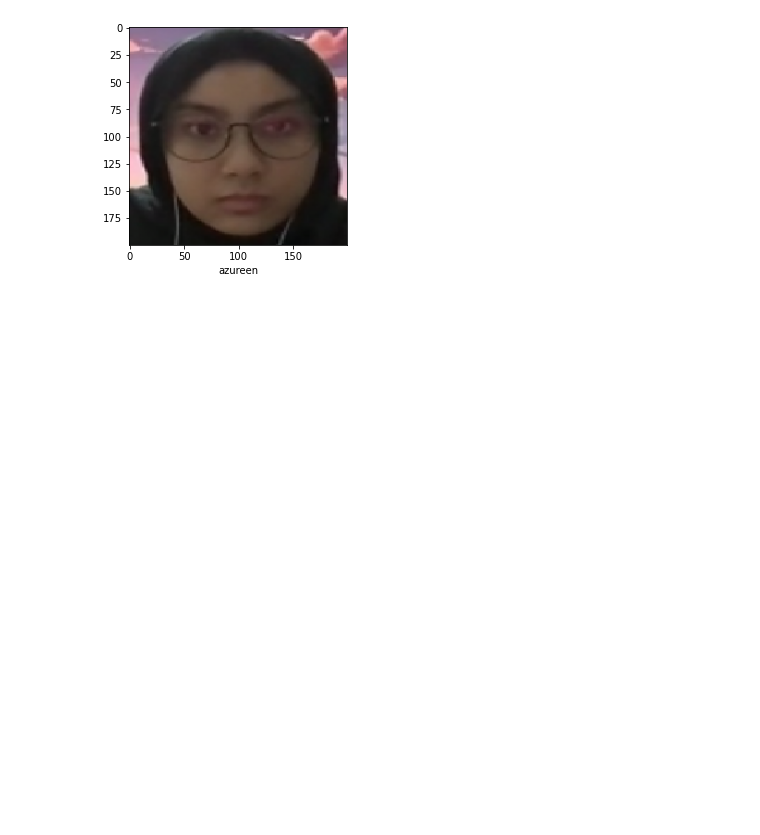
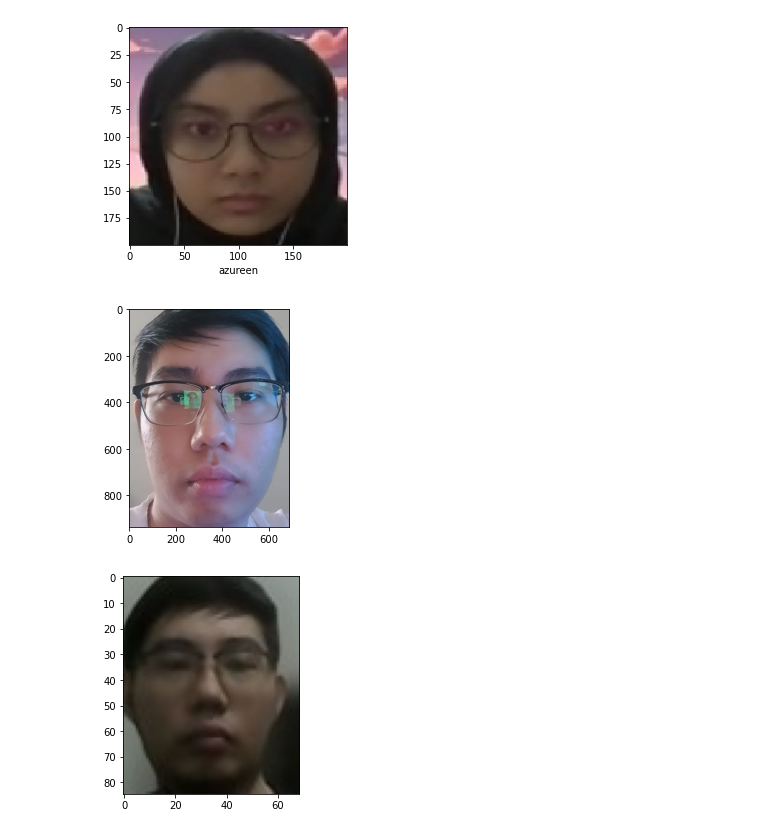
Before and after one commit to GavinK-ai/cv, a Jupyter notebook: gavPrj/a27_test.ipynb, the cells around one changed output. Cells and saved outputs as stored; diff of their text form; code cells hidden in the pictures; blank space fills up the shorter version.

```diff
--- a/gavPrj/a27_test.ipynb
+++ b/gavPrj/a27_test.ipynb
@@ -270,3 +274,14 @@ for i in range(len(newPredictions[0])):
 [figure]
 [figure]
 [figure]
+# %%
+test_data = cv.imread('gavin_photo.png')
+plt.imshow(test_data[:,:,::-1])
+plt.show()
+
+test_data = cv.imread('gavin.png')
+plt.imshow(test_data[:,:,::-1])
+plt.show()
+# %% [output]
+[figure, added]
+[figure, added]
```
Also changed, not shown: parts of 7 cells of this notebook, 6 other files.
